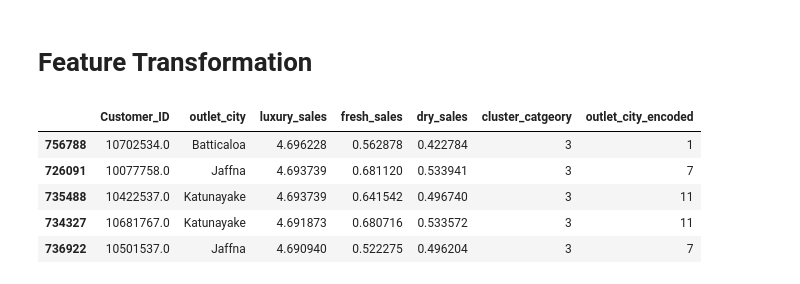
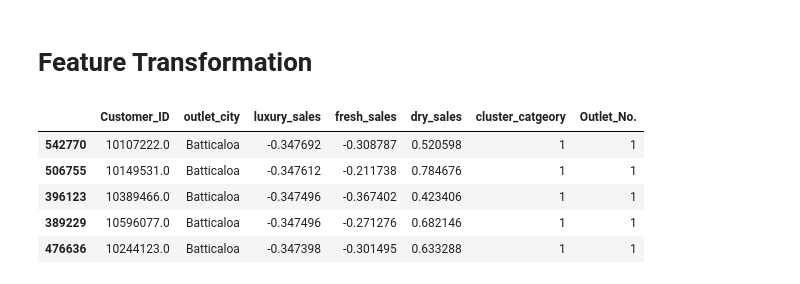
Before and after one commit to team-statstorm/dsplc2025, a Jupyter notebook: dsplc_1.ipynb, the cells around one changed output. Saved outputs shown, nothing was run; the diff lists cells and outputs as text; code cells hidden in the pictures.

```diff
--- a/dsplc_1.ipynb
+++ b/dsplc_1.ipynb
@@ -817,9 +817,11 @@ df_scaled['outlet_city_encoded'] = df['outlet_city'].map(city_mapping)
-# %%
-df_scaled.head()
-# %% [output]
-|  | Customer_ID | outlet_city | luxury_sales | fresh_sales | dry_sales | cluster_catgeory | outlet_city_encoded |
-| 756788 | 10702534.0 | Batticaloa | 4.696228 | 0.562878 | 0.422784 | 3 | 1 |
-| 726091 | 10077758.0 | Jaffna | 4.693739 | 0.681120 | 0.533941 | 3 | 7 |
-| 735488 | 10422537.0 | Katunayake | 4.693739 | 0.641542 | 0.496740 | 3 | 11 |
-| 734327 | 10681767.0 | Katunayake | 4.691873 | 0.680716 | 0.533572 | 3 | 11 |
-| 736922 | 10501537.0 | Jaffna | 4.690940 | 0.522275 | 0.496204 | 3 | 7 |
+# %%
+# Rearreange the dataset in ascending order based on Outlet_No.
+df_scaled = df_scaled.sort_values('Outlet_No.')
+df_scaled.head()
+# %% [output]
+|  | Customer_ID | outlet_city | luxury_sales | fresh_sales | dry_sales | cluster_catgeory | Outlet_No. |
+| 542770 | 10107222.0 | Batticaloa | -0.347692 | -0.308787 | 0.520598 | 1 | 1 |
+| 506755 | 10149531.0 | Batticaloa | -0.347612 | -0.211738 | 0.784676 | 1 | 1 |
+| 396123 | 10389466.0 | Batticaloa | -0.347496 | -0.367402 | 0.423406 | 1 | 1 |
+| 389229 | 10596077.0 | Batticaloa | -0.347496 | -0.271276 | 0.682146 | 1 | 1 |
+| 476636 | 10244123.0 | Batticaloa | -0.347398 | -0.301495 | 0.633288 | 1 | 1 |
```
Also changed, not shown: parts of 12 cells of this notebook.
